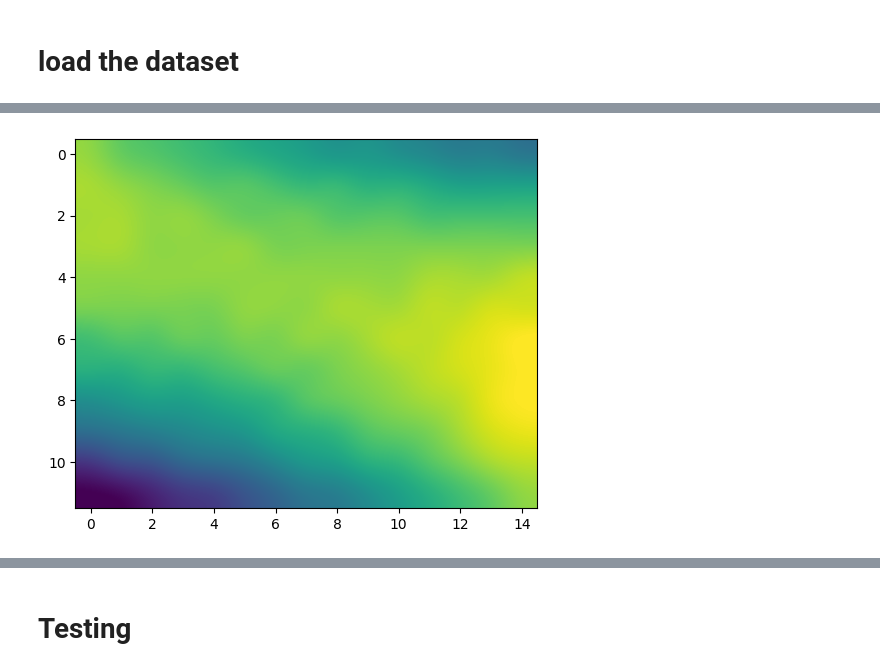
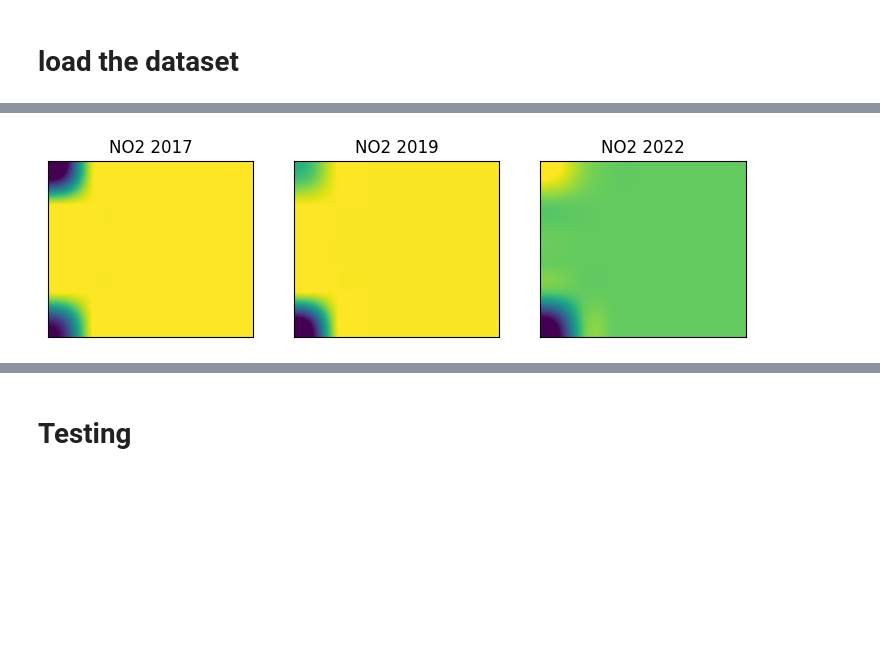
Before and after one commit to MaazSiddiqi/ds3k-project, a Jupyter notebook: group.ipynb, the cells around one changed output, grey strips where cells are left out. Drawn from its saved outputs; the diff is of its cells as text; code cells hidden in the pictures; blank space fills up the shorter version.

Commit message:
finish model

```diff
--- a/group.ipynb
+++ b/group.ipynb
@@ -76,13 +120,21 @@ def train_model(name, xtrain, ytrain, xtest, ytest):
 # %%
 # Generate and train main model
-
-gas_to_train = "NO2"
-
 X = df.loc[:, df.columns != gas_to_train]
 y = df[gas_to_train].values
 
+# Get datasets
 test_size = 0.2
 xtrain, xtest, ytrain, ytest = train_test_split(X, y, test_size=test_size)
 
-Model = train_model("all", xtrain, ytrain, xtest, ytest)
+# Train
+Model, stats = train_model("all", xtrain, ytrain, xtest, ytest, 3)
+
+# Evaluate
+train_score, test_score = stats
+cvs = cross_val_score(Model, xtrain, ytrain, cv=5, scoring="r2").mean()
+
+# Log
+print("CVS:", cvs)
+print("Train score:", train_score)
+print("Test score:", test_score)
 # %% [output]
@@ -112,15 +169,24 @@ for gas, model in models.items():
 # %%
-def get_prediction(lat, long):
+def get_prediction(lat, long, year, month, day):
+  # Get a prediction from the main model given inputs
   x = [lat, long]
 
+  # Get predictions of all other gases not target
   for gas in gases:
     if gas == gas_to_train:
       continue
 
     model = models[gas]
-    y = model.predict(np.array([lat, long]).reshape(1, -1))
-    x.append(float(y))
+    xn = model.predict(np.array([lat, long, year, month, day]).reshape(1, -1))
+    x.append(xn[0])
 
+  # Add date information
+  x.append(year)
+  x.append(month)
+  x.append(day)
   x = np.array(x).reshape(1, -1)
+
+  # Predict
   y = Model.predict(x)
-  return float(y)
+
+  return y[0]
@@ -153,5 +257,0 @@ print(predictions)
-# %%
-plt.imshow(predictions, cmap='viridis', interpolation='spline36')
-plt.show()
-# %% [output]
-[figure, removed]
@@ -171,0 +258,14 @@ for i in tqdm(range(len(gases))):
+# %%
+# Plot each location over time
+fig, axs = plt.subplots(nrows=1, ncols=len(times), figsize=(9, 6),
+                        subplot_kw={'xticks': [], 'yticks': []})
+
+for ax, time in zip(axs.flat, times):
+    predictions = time_preds[str(time)]
+    predictions = np.array(predictions)
+    ax.imshow(predictions, cmap='viridis', interpolation='spline16')
+    ax.set_title(f'{gas_to_train} {time[0]}')
+
+plt.show()
+# %% [output]
+[figure, added]
```
Also changed, not shown: parts of 20 cells of this notebook, 4 other files.
